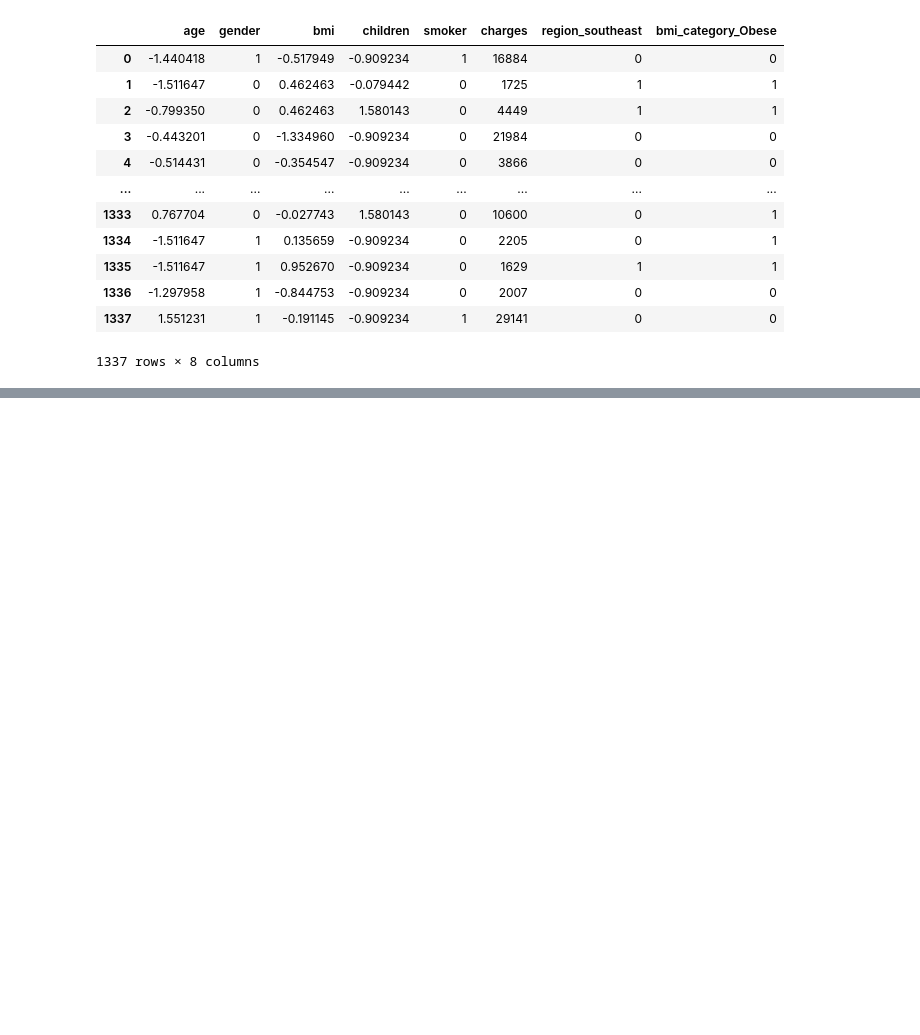
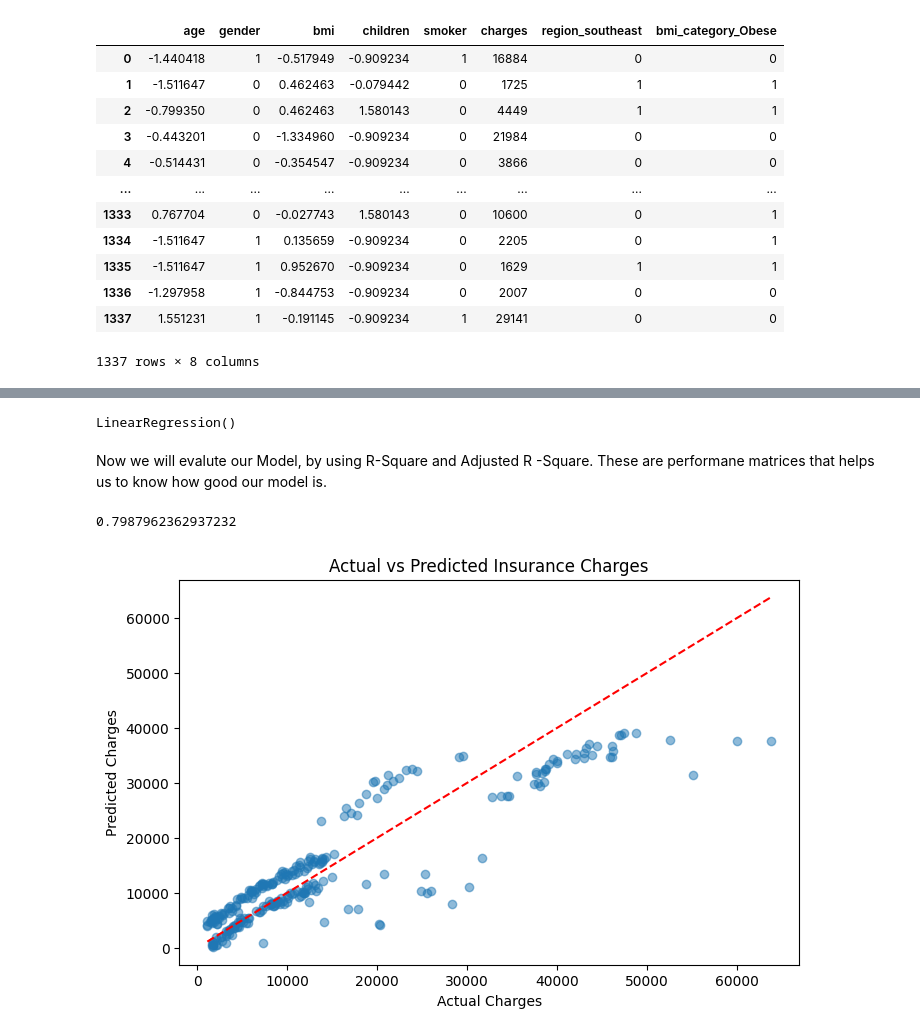
Before and after one commit to iamafaqkhan/Machine-Learning, a Jupyter notebook: Insurance_Charges_Prediction/ML_Insurance.ipynb, the cells around one changed output, grey strips where cells are left out. Cells and saved outputs as stored; diff of their text form; code cells hidden in the pictures; blank space fills up the shorter version.

Commit message:
Added Linear Regression Model

```diff
--- a/Insurance_Charges_Prediction/ML_Insurance.ipynb
+++ b/Insurance_Charges_Prediction/ML_Insurance.ipynb
@@ -462,0 +467,6 @@ final_df
+# %%
+X = final_df.drop('charges', axis=1) # taking the features as input except charges
+y = final_df['charges'] # taking the target as output
+# %%
+X_train, X_test, y_train, y_test = train_test_split(
+X, y, test_size=0.20, random_state=42)
@@ -462,0 +475,33 @@ final_df
+# %%
+model = LinearRegression()
+model.fit(X_train, y_train)
+# %% [output]
+LinearRegression()
+# %% [markdown]
+Now we will evalute our Model, by using R-Square and Adjusted R -Square. These are performane matrices that helps us to know how good our model is.
+# %%
+y_prediction = model.predict(X_test)
+# %%
+# Performance Exvaluation
+from sklearn.metrics import r2_score
+
+r2 = r2_score(y_test, y_prediction)
+r2
+
+n = X_test.shape[0] # Selecting the Rows
+p = X_test.shape[1] # Selecting the Columns
+
+adjusted_r2 = 1 - ((1 - r2) * (n - 1)) / (n - p - 1) # Adjusted R-squared formula
+adjusted_r2
+# %% [output]
+0.7987962362937232
+# %%
+plt.figure(figsize=(8,5))
+plt.scatter(y_test, y_prediction, alpha=0.5)
+plt.xlabel("Actual Charges")
+plt.ylabel("Predicted Charges")
+plt.title("Actual vs Predicted Insurance Charges")
+plt.plot([y_test.min(), y_test.max()], [y_test.min(), y_test.max()], 'r--')
+plt.show()
+# %% [output]
+[figure, added]
```
Also changed, not shown: parts of 3 cells of this notebook.
